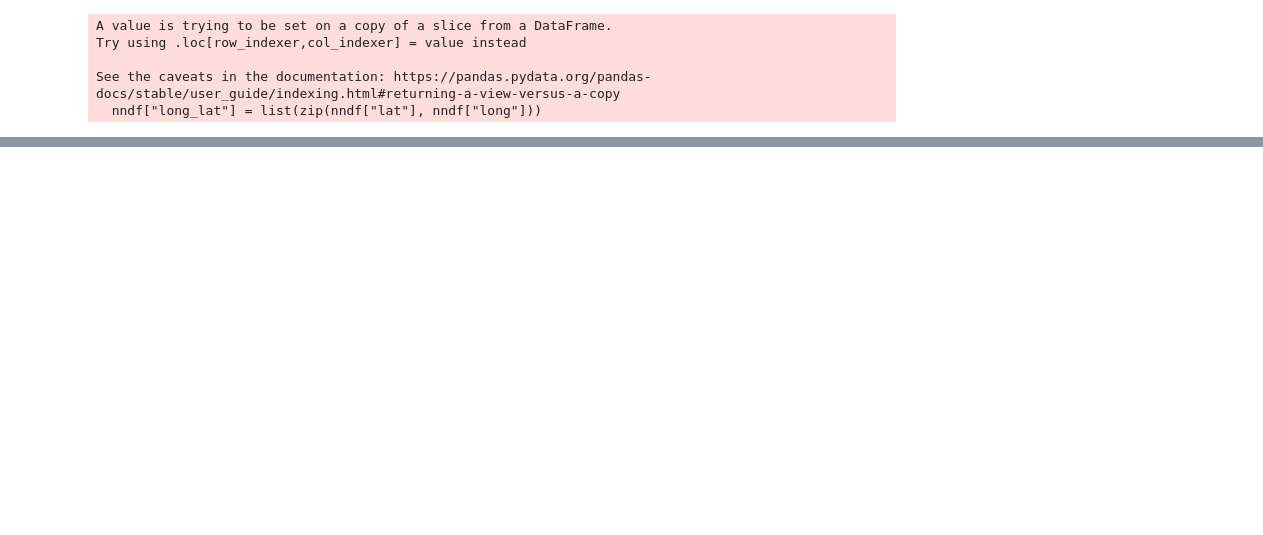
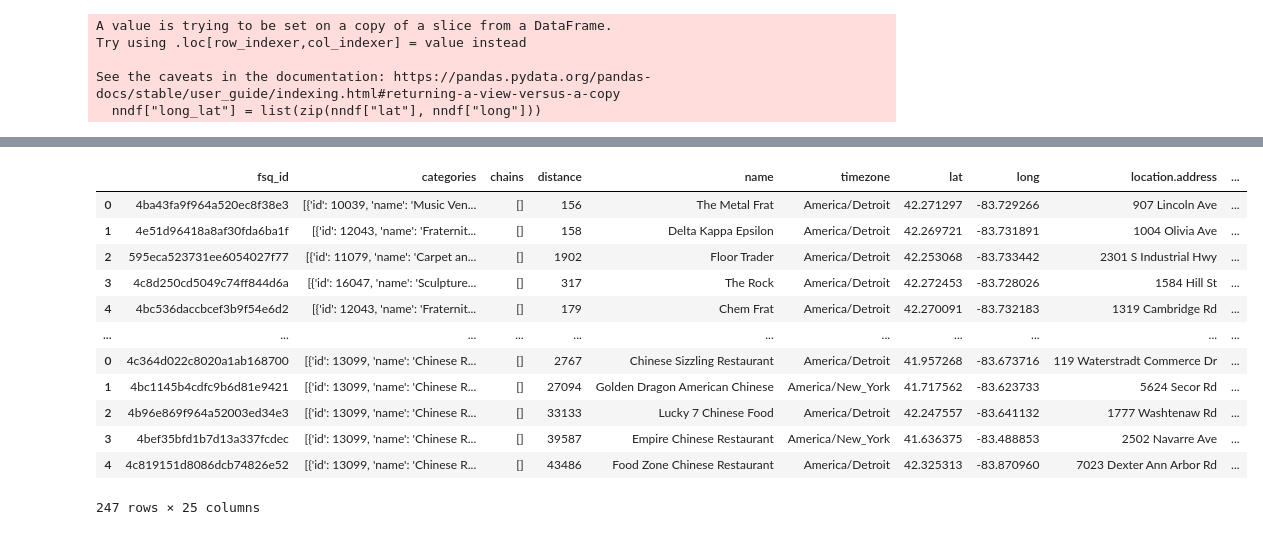
Before and after one commit to AmirulMiah/Microsoft_Capstone, a Jupyter notebook: reddit_folium.ipynb, the cells around one changed output, grey strips where cells are left out. Saved outputs shown, nothing was run; the diff lists cells and outputs as text; code cells hidden in the pictures; blank space fills up the shorter version.

```diff
--- a/reddit_folium.ipynb
+++ b/reddit_folium.ipynb
@@ -237,5 +237,7 @@ nndf
 # %%
 concat_df = pd.DataFrame()
+# %%
+concat_df2 = pd.DataFrame()
 # %%
 for index, row in nndf.iterrows():
     url = "https://api.foursquare.com/v3/places/nearby?ll={},{}&limit=20".format(round(row['lat'], 2),round(row['long'], 2))
@@ -253,0 +287,16 @@ for index, row in nndf.iterrows():
+# %%
+concat_df2
+# %% [output]
+|  | fsq_id | categories | chains | distance | name | timezone | lat | long | location.address | ... |
+| 0 | 4ba43fa9f964a520ec8f38e3 | [{'id': 10039, 'name': 'Music Ven... | [] | 156 | The Metal Frat | America/Detroit | 42.271297 | -83.729266 | 907 Lincoln Ave | ... |
+| 1 | 4e51d96418a8af30fda6ba1f | [{'id': 12043, 'name': 'Fraternit... | [] | 158 | Delta Kappa Epsilon | America/Detroit | 42.269721 | -83.731891 | 1004 Olivia Ave | ... |
+| 2 | 595eca523731ee6054027f77 | [{'id': 11079, 'name': 'Carpet an... | [] | 1902 | Floor Trader | America/Detroit | 42.253068 | -83.733442 | 2301 S Industrial Hwy | ... |
+| 3 | 4c8d250cd5049c74ff844d6a | [{'id': 16047, 'name': 'Sculpture... | [] | 317 | The Rock | America/Detroit | 42.272453 | -83.728026 | 1584 Hill St | ... |
+| 4 | 4bc536daccbcef3b9f54e6d2 | [{'id': 12043, 'name': 'Fraternit... | [] | 179 | Chem Frat | America/Detroit | 42.270091 | -83.732183 | 1319 Cambridge Rd | ... |
+| ... | ... | ... | ... | ... | ... | ... | ... | ... | ... | ... |
+| 0 | 4c364d022c8020a1ab168700 | [{'id': 13099, 'name': 'Chinese R... | [] | 2767 | Chinese Sizzling Restaurant | America/Detroit | 41.957268 | -83.673716 | 119 Waterstradt Commerce Dr | ... |
+| 1 | 4bc1145b4cdfc9b6d81e9421 | [{'id': 13099, 'name': 'Chinese R... | [] | 27094 | Golden Dragon American Chinese | America/New_York | 41.717562 | -83.623733 | 5624 Secor Rd | ... |
+| 2 | 4b96e869f964a52003ed34e3 | [{'id': 13099, 'name': 'Chinese R... | [] | 33133 | Lucky 7 Chinese Food | America/Detroit | 42.247557 | -83.641132 | 1777 Washtenaw Rd | ... |
+| 3 | 4bef35bfd1b7d13a337fcdec | [{'id': 13099, 'name': 'Chinese R... | [] | 39587 | Empire Chinese Restaurant | America/New_York | 41.636375 | -83.488853 | 2502 Navarre Ave | ... |
+| 4 | 4c819151d8086dcb74826e52 | [{'id': 13099, 'name': 'Chinese R... | [] | 43486 | Food Zone Chinese Restaurant | America/Detroit | 42.325313 | -83.870960 | 7023 Dexter Ann Arbor Rd | ... |
+247 rows × 25 columns
```
Also changed, not shown: parts of 12 cells of this notebook.
